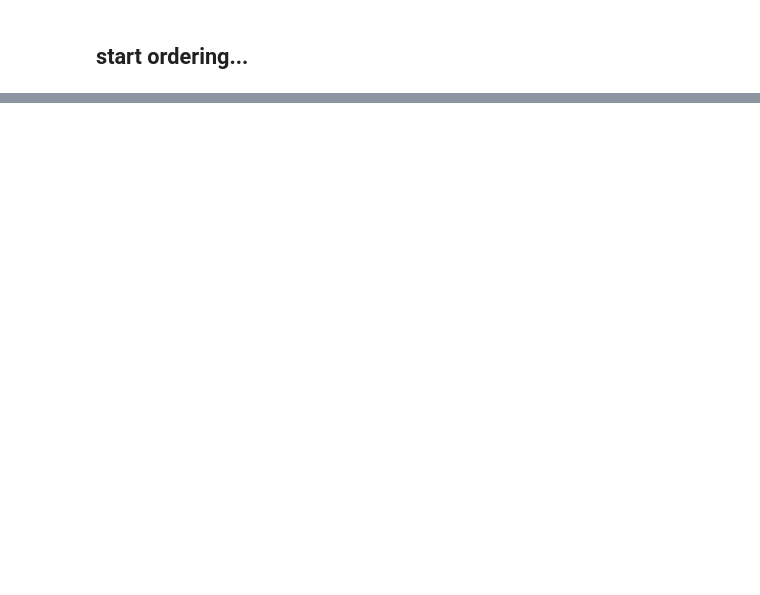
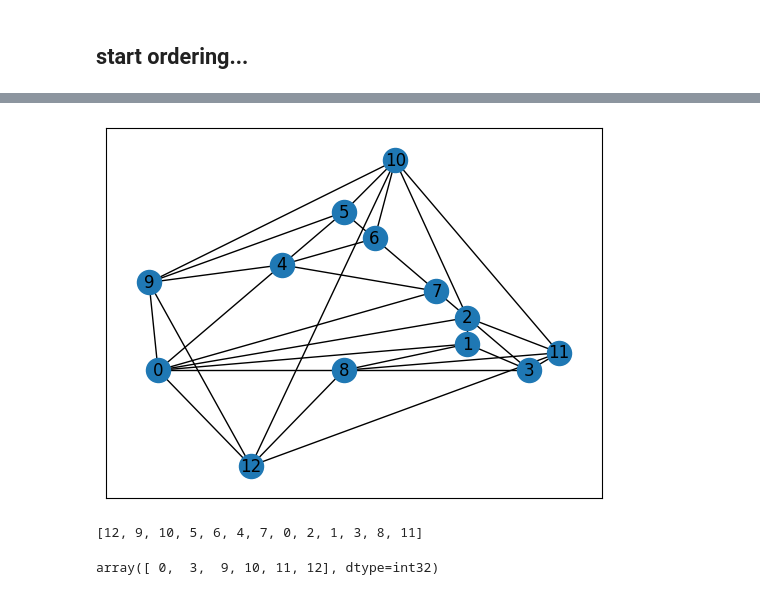
Before and after one commit to juliet29/bisht2022, a Jupyter notebook: test11_rel_canon.ipynb, the cells around one changed output, grey strips where cells are left out. Cells and saved outputs as stored; diff of their text form; code cells hidden in the pictures; blank space fills up the shorter version.

```diff
--- a/test11_rel_canon.ipynb
+++ b/test11_rel_canon.ipynb
@@ -234,0 +151,19 @@ true_candidate_nodes
+# %%
+plot_planar(G_k_minus, p.b.embed)
+# %% [output]
+[figure, added]
+# %%
+# embed = nx.planar_layout(G_k_minus)
+b = Boundaries(G_k_minus, p.b.embed) # wghat about when G_k_minus smaller than embed?
+b.find_boundary_points()
+b.find_boundary_edges()
+b.find_cips()
+b.find_boundary_cycle()
+b.boundary_cycles
+subgraph_nodes
+# %% [output]
+[12, 9, 10, 5, 6, 4, 7, 0, 2, 1, 3, 8, 11]
+# %%
+b.boundary_nodes
+# %% [output]
+array([ 0,  3,  9, 10, 11, 12], dtype=int32)
```
Also changed, not shown: parts of 19 cells of this notebook, 3 other files.
